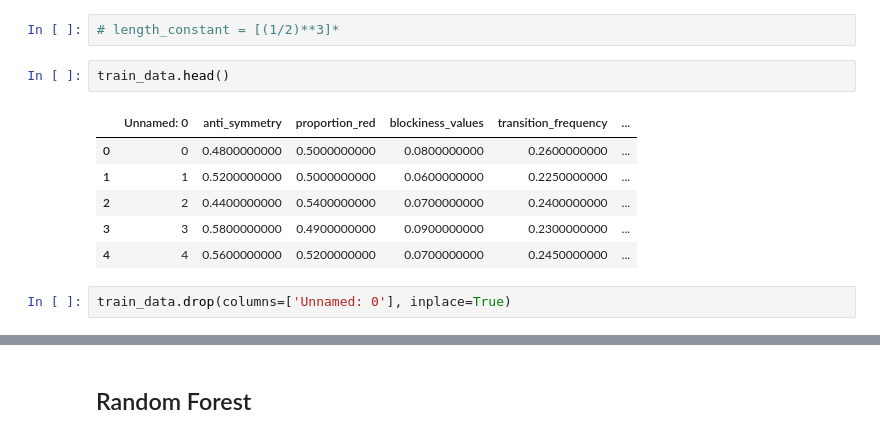
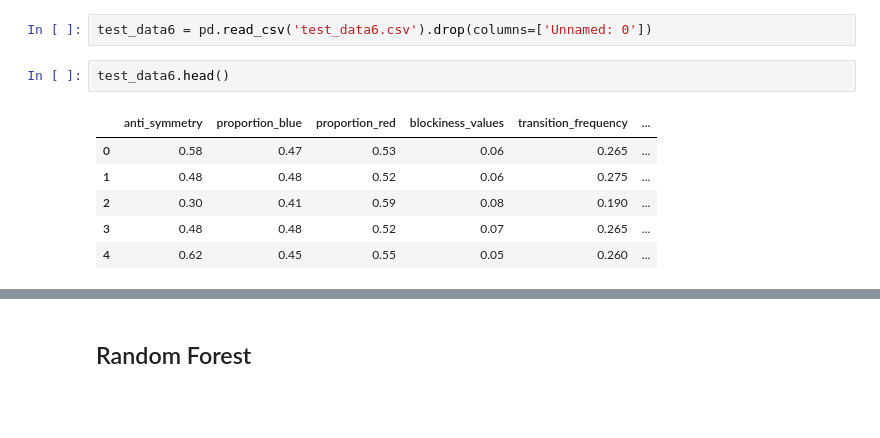
Before and after one commit to tebogodk87/Monochromatic-Arithmetic-Progressions, a Jupyter notebook: Length_3_training.ipynb, the cells around one changed output, grey strips where cells are left out. Cells and saved outputs as stored; diff of their text form; blank space fills up the shorter version.

```diff
--- a/Length_3_training.ipynb
+++ b/Length_3_training.ipynb
@@ -73,13 +294,11 @@ dtype: object
-# %%
-# length_constant = [(1/2)**3]*
+# %%
+test_data6 = pd.read_csv('test_data6.csv').drop(columns=['Unnamed: 0'])
 # %%
-train_data.head()
+test_data6.head()
 # %% [output]
-|  | Unnamed: 0 | anti_symmetry | proportion_red | blockiness_values | transition_frequency | ... |
-| 0 | 0 | 0.4800000000 | 0.5000000000 | 0.0800000000 | 0.2600000000 | ... |
-| 1 | 1 | 0.5200000000 | 0.5000000000 | 0.0600000000 | 0.2250000000 | ... |
-| 2 | 2 | 0.4400000000 | 0.5400000000 | 0.0700000000 | 0.2400000000 | ... |
-| 3 | 3 | 0.5800000000 | 0.4900000000 | 0.0900000000 | 0.2300000000 | ... |
-| 4 | 4 | 0.5600000000 | 0.5200000000 | 0.0700000000 | 0.2450000000 | ... |
+|  | anti_symmetry | proportion_blue | proportion_red | blockiness_values | transition_frequency | ... |
+| 0 | 0.58 | 0.47 | 0.53 | 0.06 | 0.265 | ... |
+| 1 | 0.48 | 0.48 | 0.52 | 0.06 | 0.275 | ... |
+| 2 | 0.30 | 0.41 | 0.59 | 0.08 | 0.190 | ... |
+| 3 | 0.48 | 0.48 | 0.52 | 0.07 | 0.265 | ... |
+| 4 | 0.62 | 0.45 | 0.55 | 0.05 | 0.260 | ... |
-# %%
-train_data.drop(columns=['Unnamed: 0'], inplace=True)
```
Also changed, not shown: parts of 54 cells of this notebook, 2 other files.
